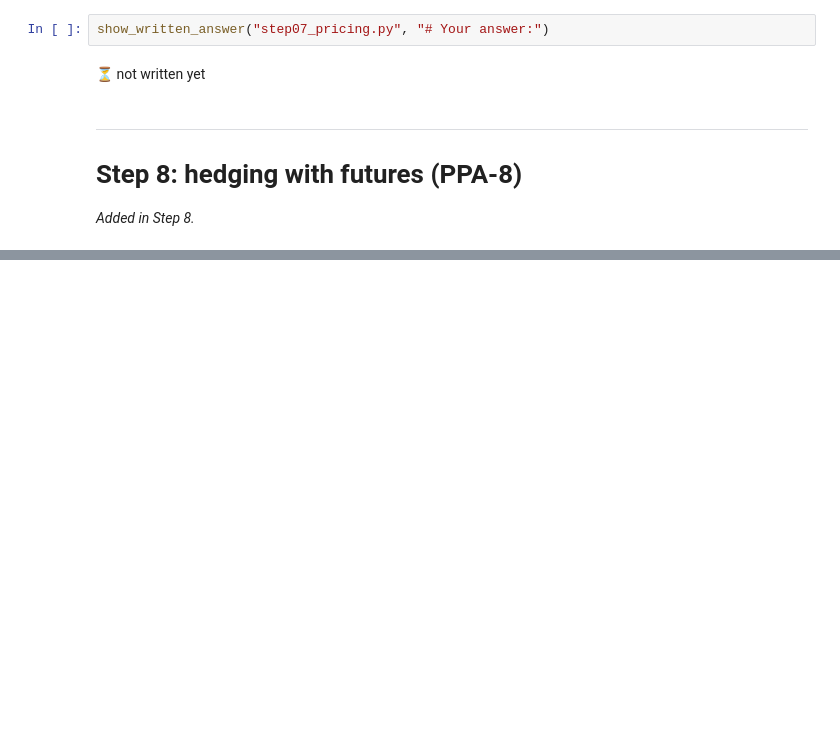
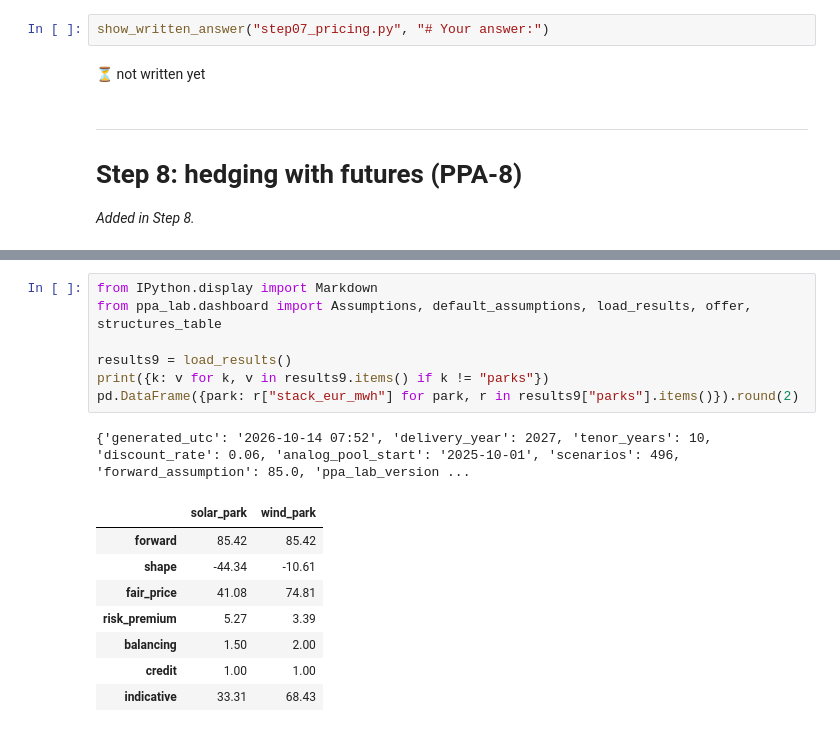
Before and after one commit to ankitpatel1661/ppa-lab, a Jupyter notebook: notebooks/ppa_lab_playground.ipynb, the cells around one changed output, grey strips where cells are left out. Saved outputs shown, nothing was run; the diff lists cells and outputs as text; blank space fills up the shorter version.

```diff
--- a/notebooks/ppa_lab_playground.ipynb
+++ b/notebooks/ppa_lab_playground.ipynb
@@ -2037,0 +2048,17 @@ show_written_answer("step07_pricing.py", "# Your answer:")
+# %%
+from IPython.display import Markdown
+from ppa_lab.dashboard import Assumptions, default_assumptions, load_results, offer, structures_table
+
+results9 = load_results()
+print({k: v for k, v in results9.items() if k != "parks"})
+pd.DataFrame({park: r["stack_eur_mwh"] for park, r in results9["parks"].items()}).round(2)
+# %% [output]
+{'generated_utc': '2026-10-14 07:52', 'delivery_year': 2027, 'tenor_years': 10, 'discount_rate': 0.06, 'analog_pool_start': '2025-10-01', 'scenarios': 496, 'forward_assumption': 85.0, 'ppa_lab_version ...
+|  | solar_park | wind_park |
+| forward | 85.42 | 85.42 |
+| shape | -44.34 | -10.61 |
+| fair_price | 41.08 | 74.81 |
+| risk_premium | 5.27 | 3.39 |
+| balancing | 1.50 | 2.00 |
+| credit | 1.00 | 1.00 |
+| indicative | 33.31 | 68.43 |
```
Also changed, not shown: parts of 17 cells of this notebook, 29 other files.
